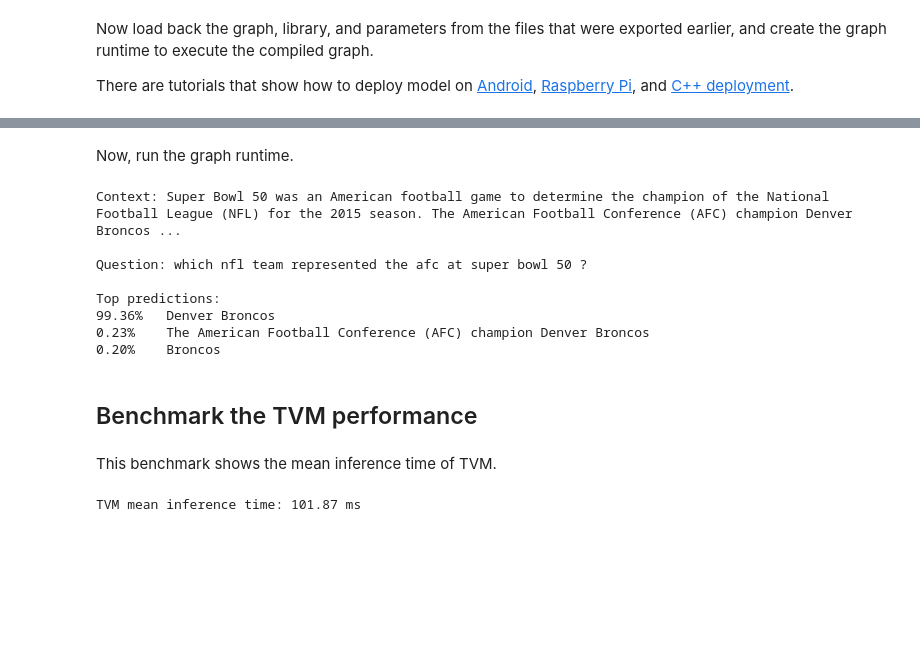
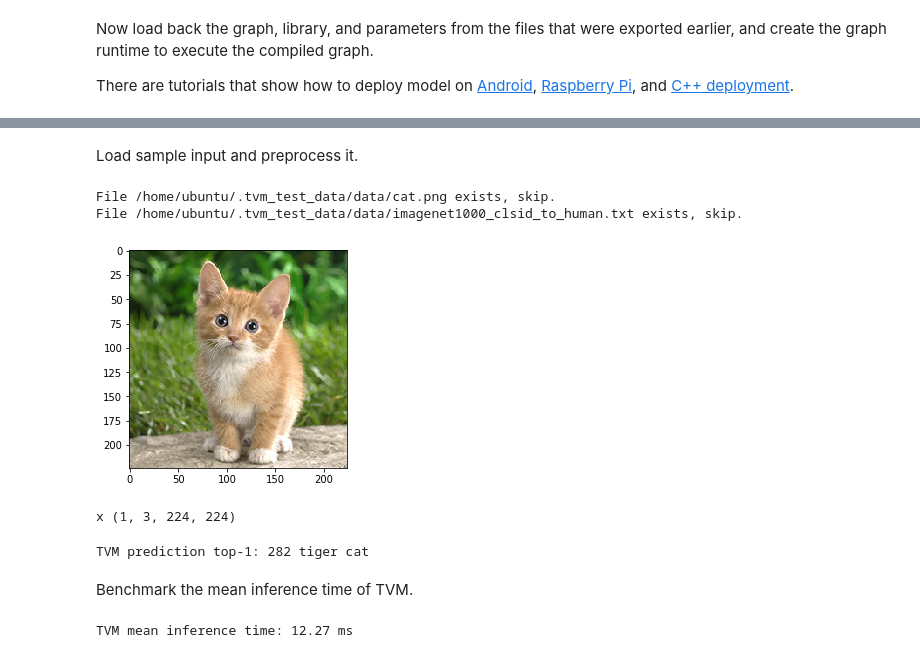
Before and after one commit to icemelon/notebooks, a Jupyter notebook: tvm_tutorial.ipynb, the cells around one changed output, grey strips where cells are left out. Drawn from its saved outputs; the diff is of its cells as text; code cells hidden in the pictures; blank space fills up the shorter version.

```diff
--- a/tvm_tutorial.ipynb
+++ b/tvm_tutorial.ipynb
@@ -133,2 +194,0 @@ padded_token_types = pad(token_types, max_seq_length, 0)
-# %% [markdown]
-Now, run the graph runtime.
@@ -151,26 +195,55 @@ for example_id, start, end in zip(example_ids, pred_start, pred_end):
-# %%
-qa_utils.predict(dataset, tvm_results, vocab, number=1)
-# %% [output]
-Context: Super Bowl 50 was an American football game to determine the champion of the National Football League (NFL) for the 2015 season. The American Football Conference (AFC) champion Denver Broncos ...
-
-Question: which nfl team represented the afc at super bowl 50 ?
-
-Top predictions:
-99.36%   Denver Broncos
-0.23%    The American Football Conference (AFC) champion Denver Broncos
-0.20%    Broncos
-# %% [markdown]
-## Benchmark the TVM performance
+# %% [markdown]
+Load sample input and preprocess it.
+# %%
+from tvm.contrib.download import download_testdata
+from PIL import Image
+from matplotlib import pyplot as plt
+
+img_url = 'https://github.com/dmlc/mxnet.js/blob/master/data/cat.png?raw=true'
+img_name = 'cat.png'
+synset_url = ''.join(['https://gist.githubusercontent.com/zhreshold/',
+                      '4d0b62f3d01426887599d4f7ede23ee5/raw/',
+                      '596b27d23537e5a1b5751d2b0481ef172f58b539/',
+                      'imagenet1000_clsid_to_human.txt'])
+synset_name = 'imagenet1000_clsid_to_human.txt'
+img_path = download_testdata(img_url, 'cat.png', module='data')
+synset_path = download_testdata(synset_url, synset_name, module='data')
+with open(synset_path) as f:
+    synset = eval(f.read())
+image = Image.open(img_path).resize((224, 224))
+plt.imshow(image)
+plt.show()
+# %% [output]
+File /home/ubuntu/.tvm_test_data/data/cat.png exists, skip.
+File /home/ubuntu/.tvm_test_data/data/imagenet1000_clsid_to_human.txt exists, skip.
+[figure, added]
+# %%
+def transform_image(image):
+    image = np.array(image) - np.array([123., 117., 104.])
+    image /= np.array([58.395, 57.12, 57.375])
+    image = image.transpose((2, 0, 1))
+    image = image[np.newaxis, :]
+    return image
+
+x = transform_image(image)
+print('x', x.shape)
+# %% [output]
+x (1, 3, 224, 224)
+# %%
+ex.set_input('data', tvm.nd.array(x.astype("float32")))
+# execute
+ex.run()
+# get outputs
+tvm_output = ex.get_output(0)
+top1 = np.argmax(tvm_output.asnumpy()[0])
+print('TVM prediction top-1:', top1, synset[top1])
+# %% [output]
+TVM prediction top-1: 282 tiger cat
 # %% [markdown]
-This benchmark shows the mean inference time of TVM.
+Benchmark the mean inference time of TVM.
 # %%
-inputs = np.random.uniform(size=(1, max_seq_length)).astype('float32')
-token_types = np.random.uniform(size=(1, max_seq_length)).astype('float32')
-valid_length = np.asarray([max_seq_length]).astype('float32')
-ex.set_input(data0=inputs, data1=token_types, data2=valid_length)
-
-ftimer = ex.module.time_evaluator("run", tvm_ctx, number=10)
+ftimer = ex.module.time_evaluator("run", tvm_ctx, number=10, min_repeat_ms=1000)
 prof_res = np.array(ftimer().results) * 1000  # convert to millisecond
 print("TVM mean inference time: %.2f ms" % np.mean(prof_res))
 # %% [output]
-TVM mean inference time: 101.87 ms
+TVM mean inference time: 12.27 ms
```
Also changed, not shown: parts of 30 cells of this notebook.
